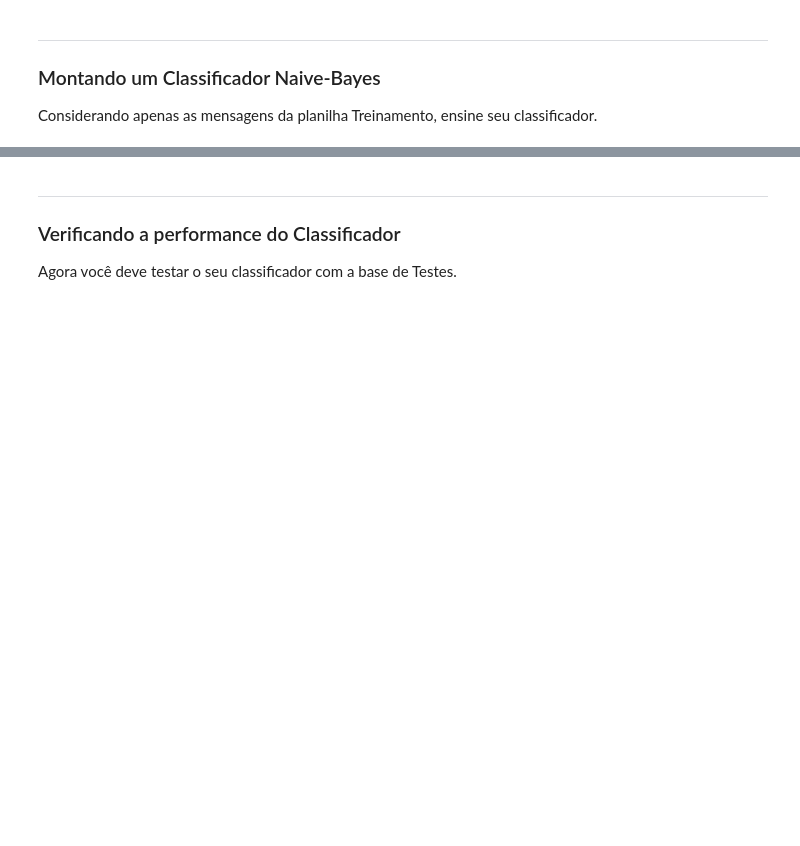
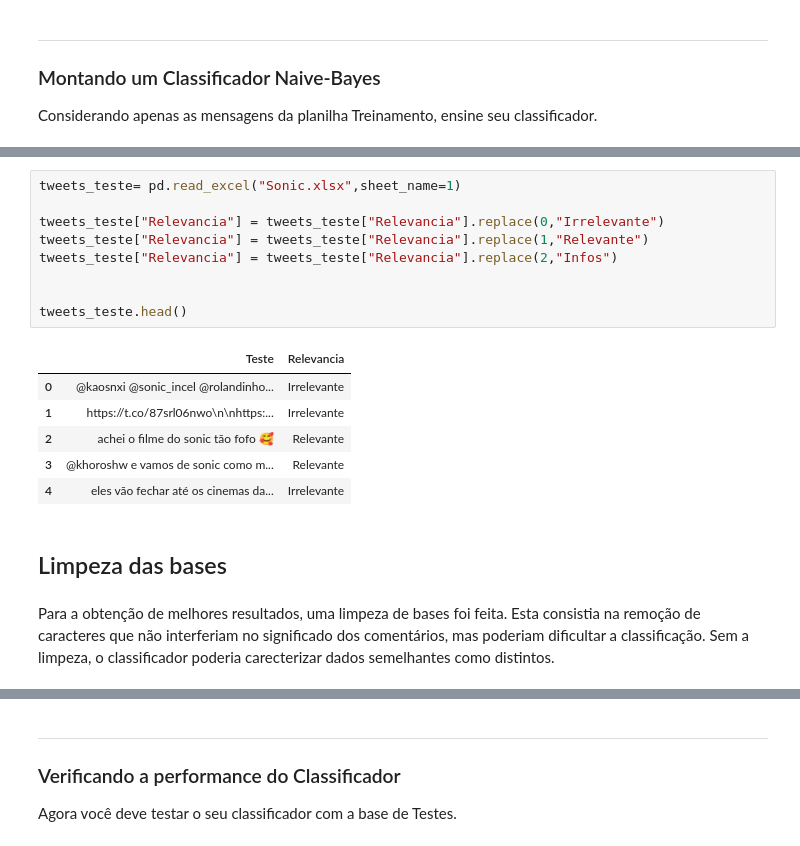
Before and after one commit to GiuseppeAvila/CDados2020_Projeto1, a Jupyter notebook: Projeto1_Classificador_layout.ipynb, the cells around one changed output, grey strips where cells are left out. Drawn from its saved outputs; the diff is of its cells as text; blank space fills up the shorter version.

```diff
--- a/Projeto1_Classificador_layout.ipynb
+++ b/Projeto1_Classificador_layout.ipynb
@@ -59,0 +83,20 @@ tweets_treinamento.tail()
+# %%
+tweets_teste= pd.read_excel("Sonic.xlsx",sheet_name=1)
+
+tweets_teste["Relevancia"] = tweets_teste["Relevancia"].replace(0,"Irrelevante")
+tweets_teste["Relevancia"] = tweets_teste["Relevancia"].replace(1,"Relevante")
+tweets_teste["Relevancia"] = tweets_teste["Relevancia"].replace(2,"Infos")
+
+
+tweets_teste.head()
+# %% [output]
+|  | Teste | Relevancia |
+| 0 | @kaosnxi @sonic_incel @rolandinho... | Irrelevante |
+| 1 | https://t.co/87srl06nwo\n\nhttps:... | Irrelevante |
+| 2 | achei o filme do sonic tão fofo 🥰 | Relevante |
+| 3 | @khoroshw e vamos de sonic como m... | Relevante |
+| 4 | eles vão fechar até os cinemas da... | Irrelevante |
+# %% [markdown]
+## Limpeza das bases
+# %% [markdown]
+Para a obtenção de melhores resultados, uma limpeza de bases foi feita. Esta consistia na remoção de caracteres que não interferiam no significado dos comentários, mas poderiam dificultar a classificação. Sem a limpeza, o classificador poderia carecterizar dados semelhantes como distintos.
```
Also changed, not shown: parts of 28 cells of this notebook.
